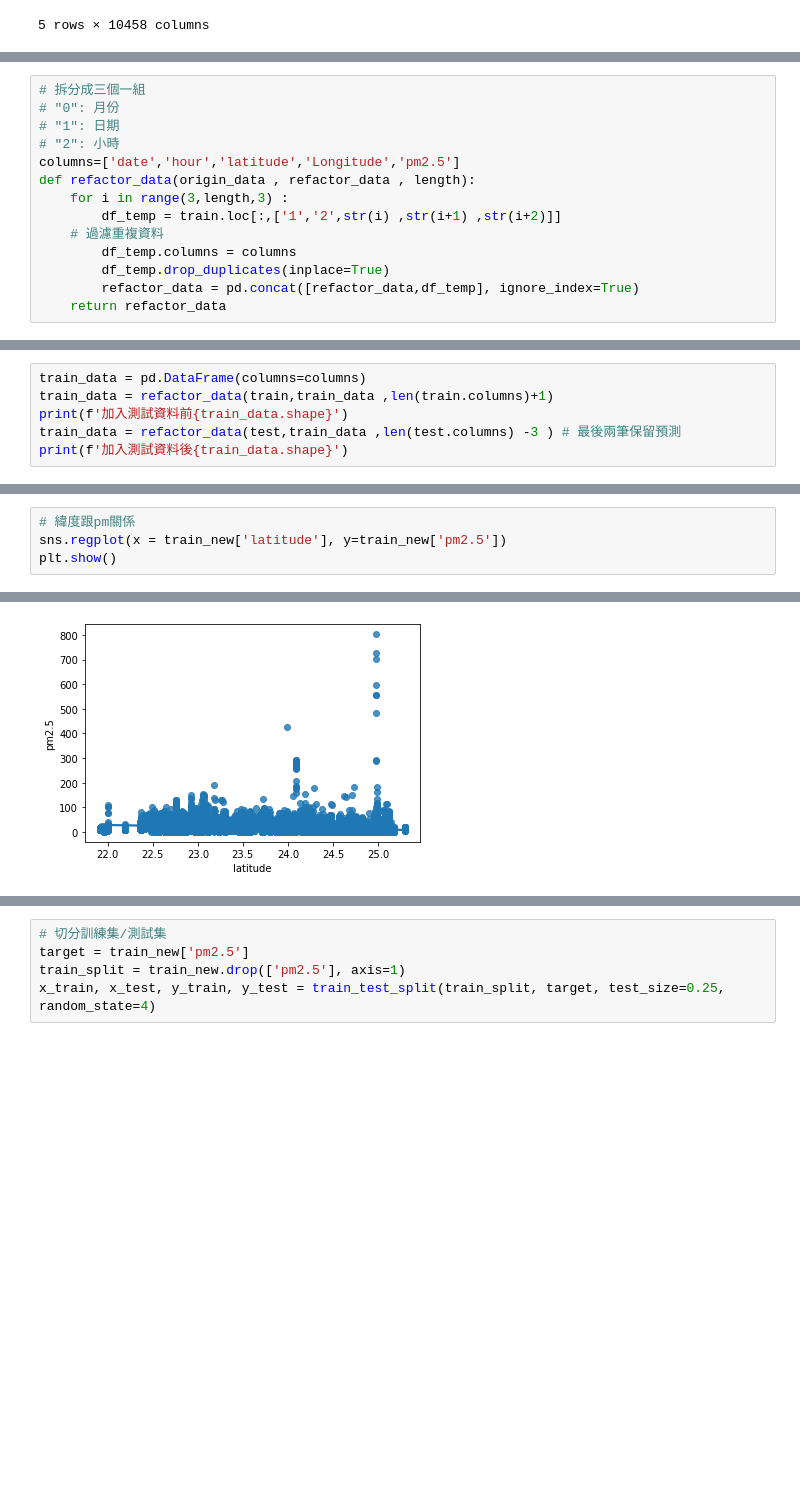
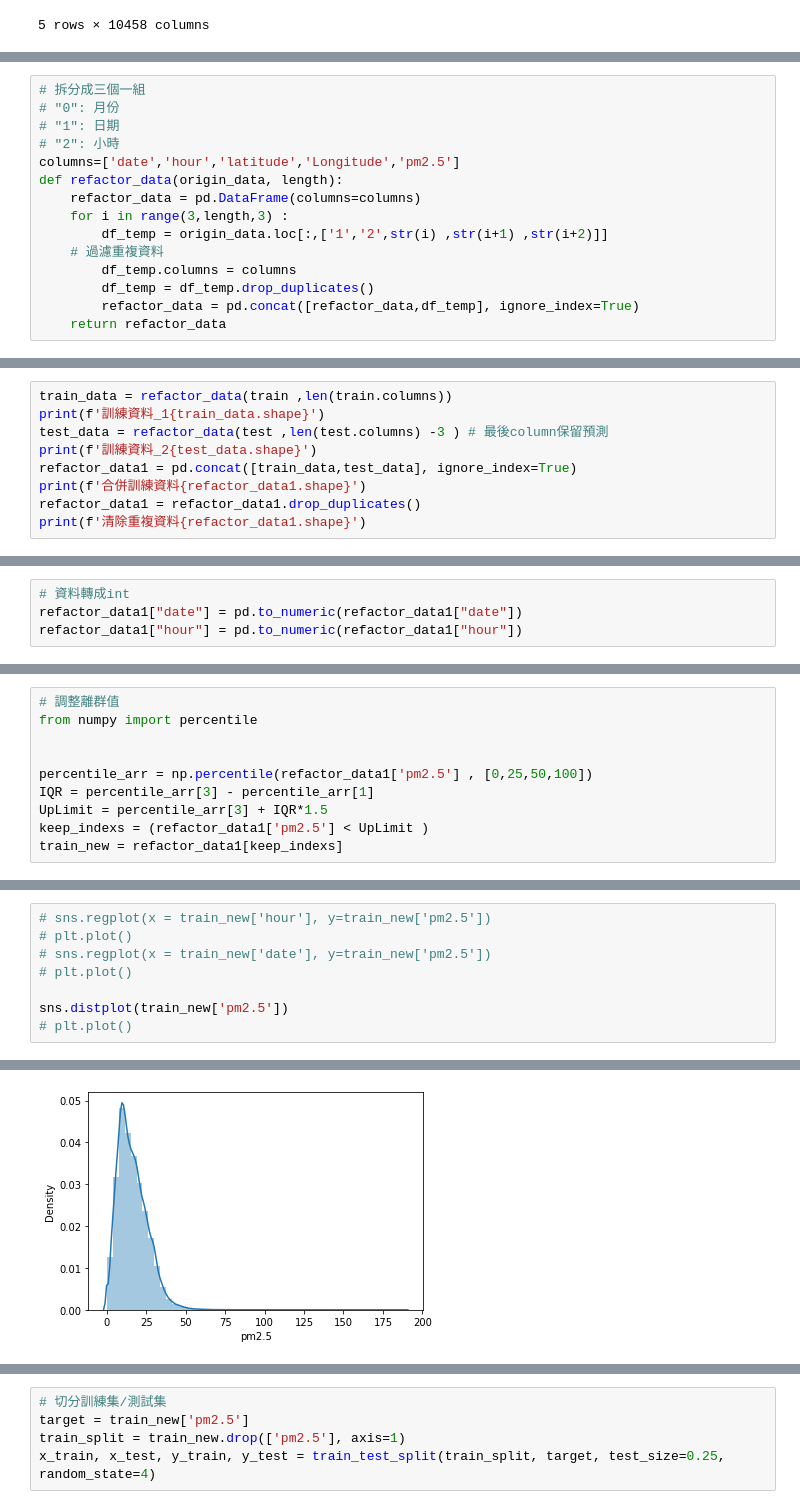
Before and after one commit to bert5566/ML, a Jupyter notebook: 學校作業/學校作業.ipynb, the cells around one changed output, grey strips where cells are left out. Drawn from its saved outputs; the diff is of its cells as text; blank space fills up the shorter version.

```diff
--- a/學校作業/學校作業.ipynb
+++ b/學校作業/學校作業.ipynb
@@ -56,11 +37,12 @@ train.shape
 # "1": 日期
 # "2": 小時
 columns=['date','hour','latitude','Longitude','pm2.5']
-def refactor_data(origin_data , refactor_data , length):
+def refactor_data(origin_data, length):
+    refactor_data = pd.DataFrame(columns=columns)
     for i in range(3,length,3) :
-        df_temp = train.loc[:,['1','2',str(i) ,str(i+1) ,str(i+2)]]
+        df_temp = origin_data.loc[:,['1','2',str(i) ,str(i+1) ,str(i+2)]]
     # 過濾重複資料
         df_temp.columns = columns
-        df_temp.drop_duplicates(inplace=True)
+        df_temp = df_temp.drop_duplicates()
         refactor_data = pd.concat([refactor_data,df_temp], ignore_index=True)
     return refactor_data
@@ -73,7 +49,10 @@ None
 # %%
-train_data = pd.DataFrame(columns=columns)
-train_data = refactor_data(train,train_data ,len(train.columns)+1)
-print(f'加入測試資料前{train_data.shape}')
-train_data = refactor_data(test,train_data ,len(test.columns) -3 ) # 最後兩筆保留預測
-print(f'加入測試資料後{train_data.shape}')
+train_data = refactor_data(train ,len(train.columns))
+print(f'訓練資料_1{train_data.shape}')
+test_data = refactor_data(test ,len(test.columns) -3 ) # 最後column保留預測
+print(f'訓練資料_2{test_data.shape}')
+refactor_data1 = pd.concat([train_data,test_data], ignore_index=True)
+print(f'合併訓練資料{refactor_data1.shape}')
+refactor_data1 = refactor_data1.drop_duplicates()
+print(f'清除重複資料{refactor_data1.shape}')
 # %% [output]
@@ -81,0 +66,4 @@ print(f'加入測試資料後{train_data.shape}')
+# %%
+# 資料轉成int
+refactor_data1["date"] = pd.to_numeric(refactor_data1["date"])
+refactor_data1["hour"] = pd.to_numeric(refactor_data1["hour"])
@@ -111,0 +82,10 @@ train_new["hour"] = pd.to_numeric(train_new["hour"])
+# %%
+# 調整離群值
+from numpy import percentile
+
+
+percentile_arr = np.percentile(refactor_data1['pm2.5'] , [0,25,50,100])
+IQR = percentile_arr[3] - percentile_arr[1]
+UpLimit = percentile_arr[3] + IQR*1.5
+keep_indexs = (refactor_data1['pm2.5'] < UpLimit )
+train_new = refactor_data1[keep_indexs]
@@ -112,5 +94,9 @@ train_new["hour"] = pd.to_numeric(train_new["hour"])
 # %%
-# 緯度跟pm關係
-sns.regplot(x = train_new['latitude'], y=train_new['pm2.5'])
-plt.show()
+# sns.regplot(x = train_new['hour'], y=train_new['pm2.5'])
+# plt.plot()
+# sns.regplot(x = train_new['date'], y=train_new['pm2.5'])
+# plt.plot()
+
+sns.distplot(train_new['pm2.5'])
+# plt.plot()
 # %% [output]
@@ -117 +104 @@ plt.show()
-[figure, old version]
+[figure, new version]
```
Also changed, not shown: parts of 16 cells of this notebook, 1 other file.
